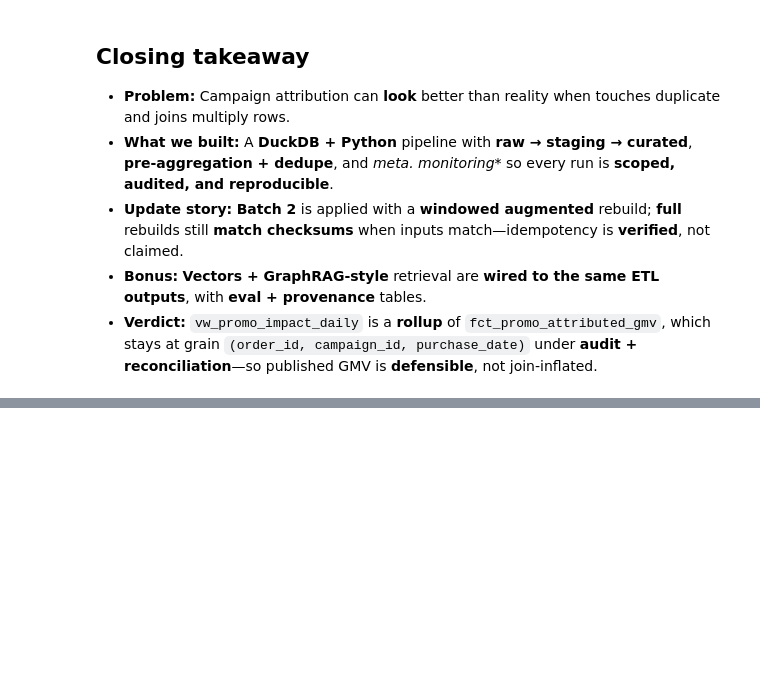
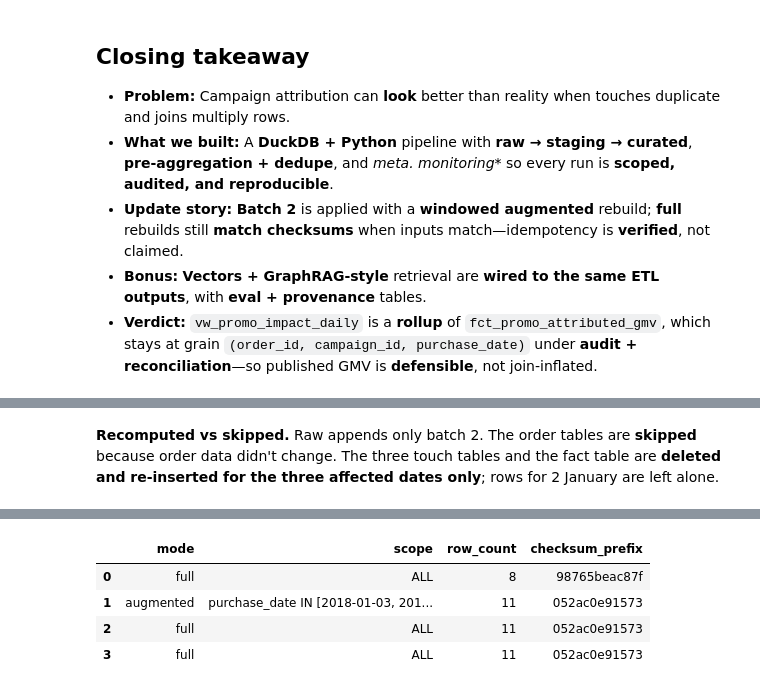
Before and after one commit to akotechonline/promo-attribution-incremental-etl, a Jupyter notebook: final_report.ipynb, the cells around one changed output, grey strips where cells are left out. Cells and saved outputs as stored; diff of their text form; code cells hidden in the pictures; blank space fills up the shorter version.

```diff
--- a/final_report.ipynb
+++ b/final_report.ipynb
@@ -1086,0 +1098,17 @@ display(gmv_by_flag)
+# %% [markdown]
+**Recomputed vs skipped.** Raw appends only batch 2. The order tables are **skipped** because order data didn't change. The three touch tables and the fact table are **deleted and re-inserted for the three affected dates only**; rows for 2 January are left alone.
+# %%
+display(con.sql('''
+SELECT r.mode, r.scope, a.check_name, a.status, a.metric_value
+FROM meta.audit_results a JOIN meta.runs r USING (run_id)
+WHERE a.check_name IN ('R3_augmented_matches_full_rebuild', 'R4_detected_dates_cover_manifest')
+ORDER BY r.started_at_ms
+''').df())
+
+display(con.sql('''
+SELECT r.mode, r.scope, x.row_count, LEFT(x.checksum, 12) AS checksum_prefix
+FROM meta.row_count_reconciliation x JOIN meta.runs r USING (run_id)
+WHERE x.table_name = 'curated.fct_promo_attributed_gmv'
+ORDER BY r.started_at_ms
+''').df())
+# %% [output]
@@ -1086,0 +1118,5 @@ display(gmv_by_flag)
+|  | mode | scope | row_count | checksum_prefix |
+| 0 | full | ALL | 8 | 98765beac87f |
+| 1 | augmented | purchase_date IN [2018-01-03, 201... | 11 | 052ac0e91573 |
+| 2 | full | ALL | 11 | 052ac0e91573 |
+| 3 | full | ALL | 11 | 052ac0e91573 |
```
Also changed, not shown: parts of 27 cells of this notebook, 11 other files.
